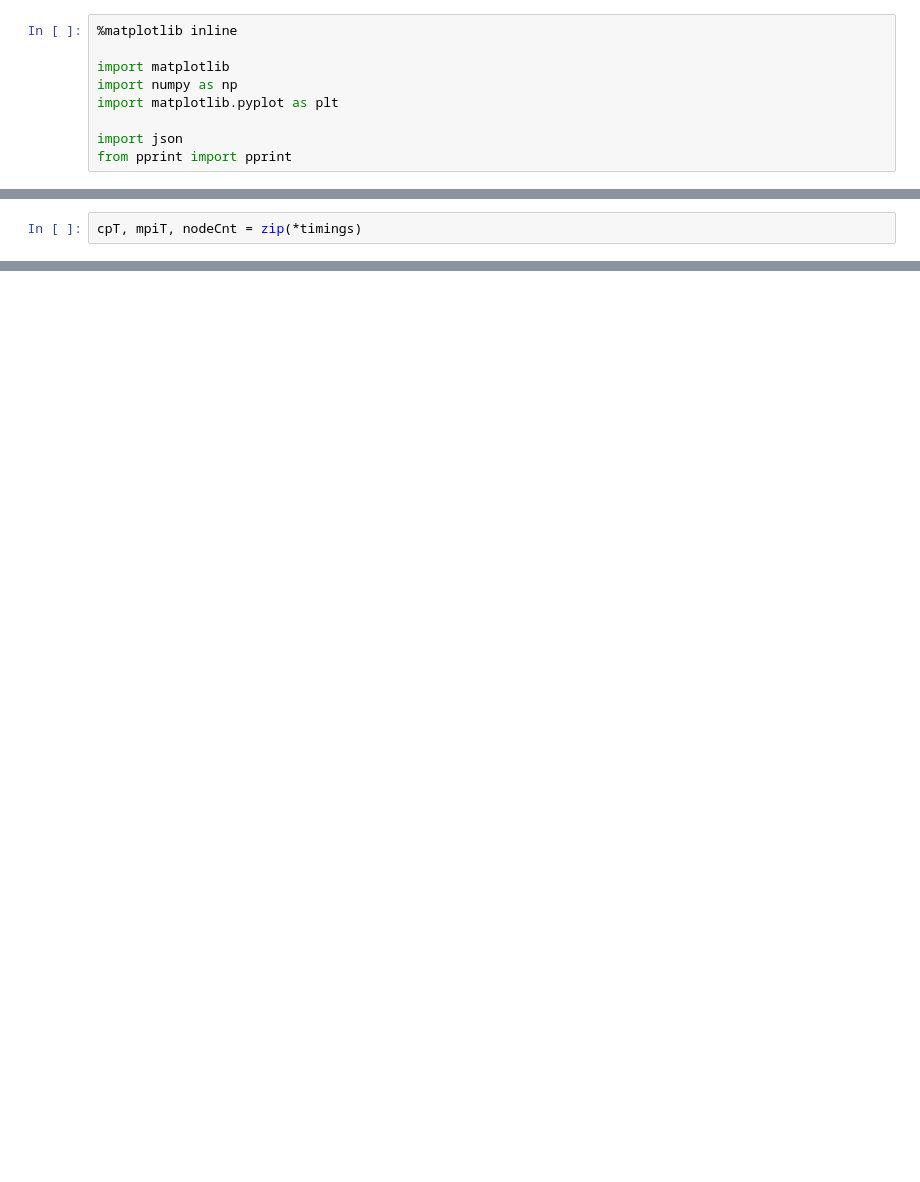
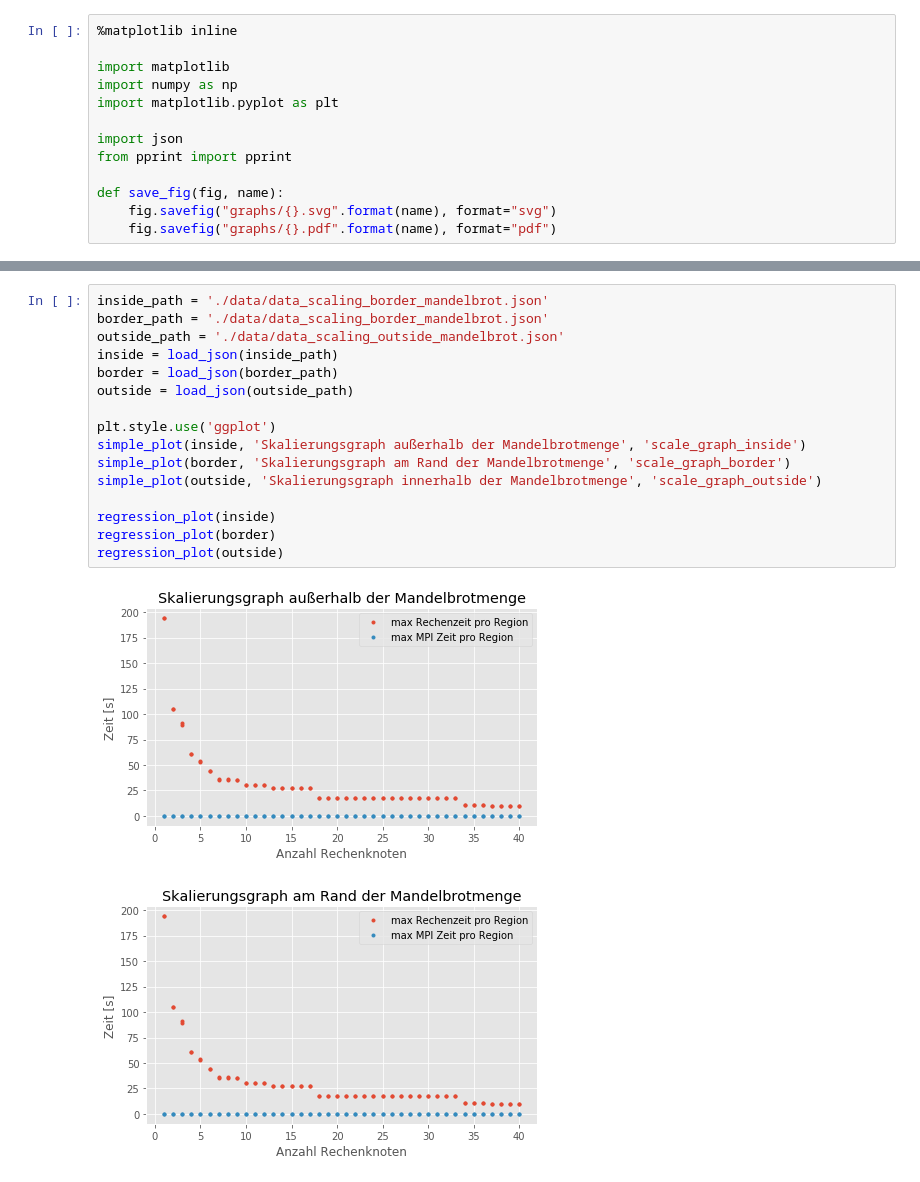
Before and after one commit to eragp/mandelbrot, a Jupyter notebook: eval/scalingGraph/scaling_graph.ipynb, the cells around one changed output, grey strips where cells are left out. Saved outputs shown, nothing was run; the diff lists cells and outputs as text; blank space fills up the shorter version.

Commit message:
Add data for scale Graph

```diff
--- a/eval/scalingGraph/scaling_graph.ipynb
+++ b/eval/scalingGraph/scaling_graph.ipynb
@@ -7,3 +7,7 @@ import matplotlib.pyplot as plt
 
 import json
 from pprint import pprint
+
+def save_fig(fig, name):
+    fig.savefig("graphs/{}.svg".format(name), format="svg")
+    fig.savefig("graphs/{}.pdf".format(name), format="pdf")
@@ -32,3 +31 @@ print(len(timings), timings)
-# %%
-cpT, mpiT, nodeCnt = zip(*timings)
 # %%
@@ -142,0 +139,19 @@ draw_plot(mpiData, ax, '#00afc2', 'g')
+# %%
+inside_path = './data/data_scaling_border_mandelbrot.json'
+border_path = './data/data_scaling_border_mandelbrot.json'
+outside_path = './data/data_scaling_outside_mandelbrot.json'
+inside = load_json(inside_path)
+border = load_json(border_path)
+outside = load_json(outside_path)
+
+plt.style.use('ggplot')
+simple_plot(inside, 'Skalierungsgraph außerhalb der Mandelbrotmenge', 'scale_graph_inside')
+simple_plot(border, 'Skalierungsgraph am Rand der Mandelbrotmenge', 'scale_graph_border')
+simple_plot(outside, 'Skalierungsgraph innerhalb der Mandelbrotmenge', 'scale_graph_outside')
+
+regression_plot(inside)
+regression_plot(border)
+regression_plot(outside)
+# %% [output]
+[figure, added]
+[figure, added]
```
Also changed, not shown: parts of 9 cells of this notebook, 9 other files.
